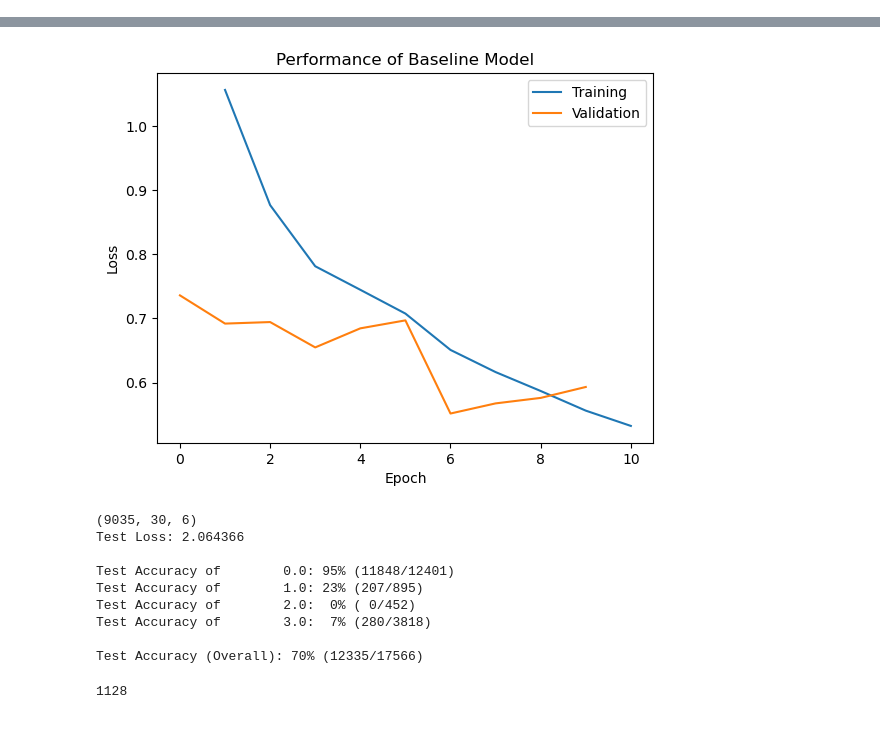
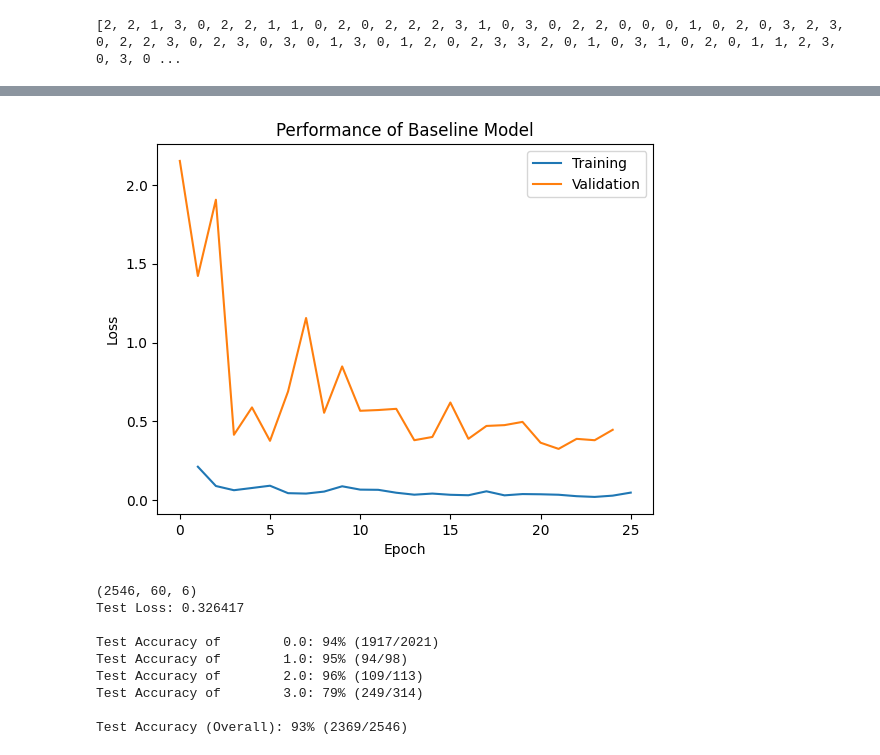
Before and after one commit to srujanponnur/terrain_prediction, a Jupyter notebook: CNN_window.ipynb, the cells around one changed output, grey strips where cells are left out. Drawn from its saved outputs; the diff is of its cells as text; code cells hidden in the pictures.

Commit message:
added lstm model and previous submission changes

```diff
--- a/CNN_window.ipynb
+++ b/CNN_window.ipynb
@@ -132,3 +180,5 @@ The weights that compensate for the imbalance distributions
 # %%
 weight  = compute_class_weight(class_weight = 'balanced', classes = np.unique(train_y), y = np.array(train_y))
+sample_weights = [round(weight[int(i)],2) for i in train_y]
 weight = torch.tensor(weight)
+weight = weight.cuda()
@@ -181,0 +344,6 @@ optimizer = optim.Adam(model.parameters(), lr=0.001)
+# %%
+weighted_sampler = WeightedRandomSampler(
+    weights=sample_weights,
+    num_samples=len(sample_weights),
+    replacement=True
+)
@@ -182,18 +361,25 @@ optimizer = optim.Adam(model.parameters(), lr=0.001)
 # %%
-batch_size = 32
-x_train_loader = torch.utils.data.DataLoader(train_X,batch_size = batch_size)
-y_train_loader = torch.utils.data.DataLoader(train_y,batch_size = batch_size)
-
-x_validation_loader = torch.utils.data.DataLoader(valid_X, batch_size = batch_size)
-y_validation_loader = torch.utils.data.DataLoader(valid_y, batch_size = batch_size)
+batch_size = 120
+train_dataset = TerrainDataset(train_X, train_y)
+x_train_loader = torch.utils.data.DataLoader(train_dataset,batch_size = batch_size, sampler=weighted_sampler, shuffle=False)
+# y_train_loader = torch.utils.data.DataLoader(train_y,batch_size = batch_size, sampler=weighted_sampler)
+validation_dataset = TerrainDataset(valid_X, valid_y)
+x_validation_loader = torch.utils.data.DataLoader(validation_dataset, batch_size = batch_size, shuffle=False)
+# y_validation_loader = torch.utils.data.DataLoader(valid_y, batch_size = batch_size)
 
 
-x_test_loader = torch.utils.data.DataLoader(test_X, batch_size = batch_size)
-y_test_loader = torch.utils.data.DataLoader(test_y, batch_size = batch_size)
+# x_test_loader = torch.utils.data.DataLoader(test_X, batch_size = batch_size)
+# y_test_loader = torch.utils.data.DataLoader(test_y, batch_size = batch_size)
+# %%
+for data, target in x_train_loader:
+  print(list(map(int, list(target))))
+  break
+# %% [output]
+[2, 2, 1, 3, 0, 2, 2, 1, 1, 0, 2, 0, 2, 2, 2, 3, 1, 0, 3, 0, 2, 2, 0, 0, 0, 1, 0, 2, 0, 3, 2, 3, 0, 2, 2, 3, 0, 2, 3, 0, 3, 0, 1, 3, 0, 1, 2, 0, 2, 3, 3, 2, 0, 1, 0, 3, 1, 0, 2, 0, 1, 1, 2, 3, 0, 3, 0 ...
 # %%
 import matplotlib.pyplot as plt
 
-n_epochs = 10
+n_epochs = 25
 
 def trainNet(model,criterion,optimizer,n_epochs,flag_cuda):
 
@@ -207,17 +393,14 @@ def trainNet(model,criterion,optimizer,n_epochs,flag_cuda):
 
       model.train()
 
-      for data,target in zip(x_train_loader,y_train_loader):
+      for data,target in x_train_loader:
           if flag_cuda:
               data, target = data.cuda(), target.cuda()
           optimizer.zero_grad()
-          output = model(data.float())
-          output = output.float()
+          output = model(data)
           target = target.type(torch.LongTensor)
-
           if flag_cuda:
             output, target = output.cuda(), target.cuda()
-
           loss = criterion(output, target)
 
           # Backward pass: compute gradient of loss with respect to parameters
@@ -229,11 +412,10 @@ def trainNet(model,criterion,optimizer,n_epochs,flag_cuda):
 
       model.eval()
 
-      for data,target in zip(x_validation_loader,y_validation_loader):
+      for data,target in x_validation_loader:
           if flag_cuda:
               data, target = data.cuda(), target.cuda()
-          output = model(data.float())
-          output = output.float()
+          output = model(data)
           target = target.type(torch.LongTensor)
 
           if flag_cuda:
@@ -253,7 +435,7 @@ def trainNet(model,criterion,optimizer,n_epochs,flag_cuda):
           epoch, train_loss, valid_loss))
 
       # Saving model if validation loss has decreased
-      if valid_loss <= valid_loss_min:
+      if valid_loss < valid_loss_min:
           print('Validation loss decreased ({:.6f} --> {:.6f}).  Saving model ...'.format(
               valid_loss_min,valid_loss))
           torch.save(model.state_dict(), 'model.pt')
@@ -292,9 +477,9 @@ Epoch: 10       Training Loss: 0.532579         Validation Loss: 0.593256
-[figure, old version]
+[figure, new version]
 # %%
 classes = [0.,1.,2.,3.]
 y_prediction = []
 
-def assessNet(model,criterion, x_test_loader, y_test_loader):
+def assessNet(model,criterion, x_test_loader):
   # Tracking test loss and accuracy
   test_loss = 0.0
   class_correct = list(0. for i in range(4))
@@ -307,16 +492,13 @@ def assessNet(model,criterion, x_test_loader, y_test_loader):
 
   print(valid_X.shape)
 
-  for data,target in zip(x_test_loader,y_test_loader):
+  for data,target in x_test_loader:
       # Obtaining predictions and loss
       if flag_cuda:
           data, target = data.cuda(), target.cuda()
-      output = model(data.float())
+      output = model(data)
       # output = torch.argmax(output,dim = 1)
-      output = output.float()
-      # output = torch.tensor(np.argmax(output.detach().numpy(),axis=1))
       target = target.type(torch.LongTensor)
-      # target = target.float()
       if flag_cuda:
         output, target = output.cuda(), target.cuda()
       loss = criterion(output, target)
@@ -354,19 +536,15 @@ def assessNet(model,criterion, x_test_loader, y_test_loader):
 
   return
 
-assessNet(model,criterion, x_test_loader, y_test_loader)
+assessNet(model,criterion, x_validation_loader)
 # %% [output]
-(9035, 30, 6)
-Test Loss: 2.064366
+(2546, 60, 6)
+Test Loss: 0.326417
 
-Test Accuracy of        0.0: 95% (11848/12401)
-Test Accuracy of        1.0: 23% (207/895)
-Test Accuracy of        2.0:  0% ( 0/452)
-Test Accuracy of        3.0:  7% (280/3818)
+Test Accuracy of        0.0: 94% (1917/2021)
+Test Accuracy of        1.0: 95% (94/98)
+Test Accuracy of        2.0: 96% (109/113)
+Test Accuracy of        3.0: 79% (249/314)
 
-Test Accuracy (Overall): 70% (12335/17566)
+Test Accuracy (Overall): 93% (2369/2546)
-# %%
-len(y_prediction)
-# %% [output]
-1128
 # %%
```
Also changed, not shown: parts of 40 cells of this notebook, 13 other files.
